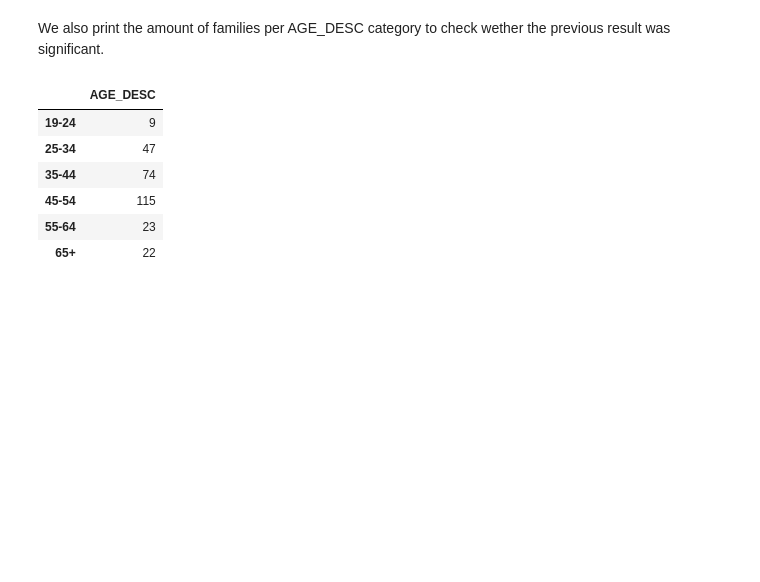
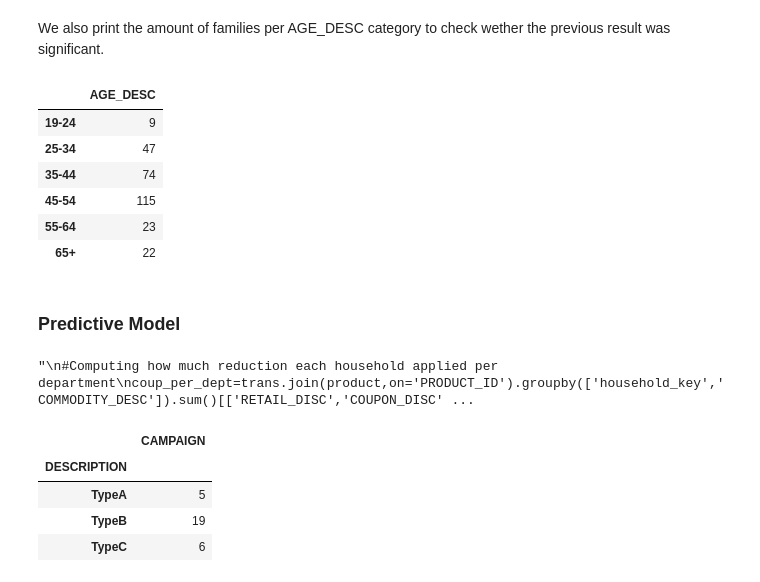
Before and after one commit to dhruti96shah/ada_project_pinkfluffybunnies, a Jupyter notebook: ada project.ipynb, the cells around one changed output. Drawn from its saved outputs; the diff is of its cells as text; code cells hidden in the pictures; blank space fills up the shorter version.

```diff
--- a/ada project.ipynb
+++ b/ada project.ipynb
@@ -656,3 +756,36 @@ demo_with_scores['AGE_DESC'].value_counts().to_frame().sort_index()
 | 45-54 | 115 |
 | 55-64 | 23 |
 | 65+ | 22 |
+# %% [markdown]
+### Predictive Model
+# %%
+'''
+#Computing how much reduction each household applied per department
+coup_per_dept=trans.join(product,on='PRODUCT_ID').groupby(['household_key','COMMODITY_DESC'])\
+.sum()[['RETAIL_DISC','COUPON_DISC','COUPON_MATCH_DISC']].sum(axis=1).reset_index()
+#Getting the list of coupon-supported commodities
+suported_com=coupon.join(product,on='PRODUCT_ID')[['COMMODITY_DESC']].drop_duplicates()
+#Getting rid of unsupported commodities
+coup_per_dept=coup_per_dept.merge(suported_com,on='COMMODITY_DESC')
+#Assigning a name to the new column
+coup_per_dept=coup_per_dept.rename(columns={0: 'coupon_user'})
+#Removing the ' ' department
+coup_per_dept=coup_per_dept[coup_per_dept['COMMODITY_DESC']!=' ']
+#Removing the households we have no demographic information about
+coup_per_dept=demographic.merge(coup_per_dept,on='household_key')
+#Removing all the useless columns
+coup_per_dept=coup_per_dept[['AGE_DESC','MARITAL_STATUS_CODE','INCOME_DESC','HOMEOWNER_DESC','HH_COMP_DESC','HOUSEHOLD_SIZE_DESC','KID_CATEGORY_DESC','COMMODITY_DESC','coupon_user']]
+#Computing for each household whether they use a coupon or not in a given department
+coup_per_dept.loc[coup_per_dept['coupon_user']!=0,'coupon_user']=1
+coup_per_dept.head()
+'''
+# %% [output]
+"\n#Computing how much reduction each household applied per department\ncoup_per_dept=trans.join(product,on='PRODUCT_ID').groupby(['household_key','COMMODITY_DESC']).sum()[['RETAIL_DISC','COUPON_DISC' ...
+# %%
+campaign_table.drop(columns='household_key').drop_duplicates().groupby('DESCRIPTION').count()
+# %% [output]
+|  | CAMPAIGN |
+| DESCRIPTION |  |
+| TypeA | 5 |
+| TypeB | 19 |
+| TypeC | 6 |
```
Also changed, not shown: parts of 19 cells of this notebook.
